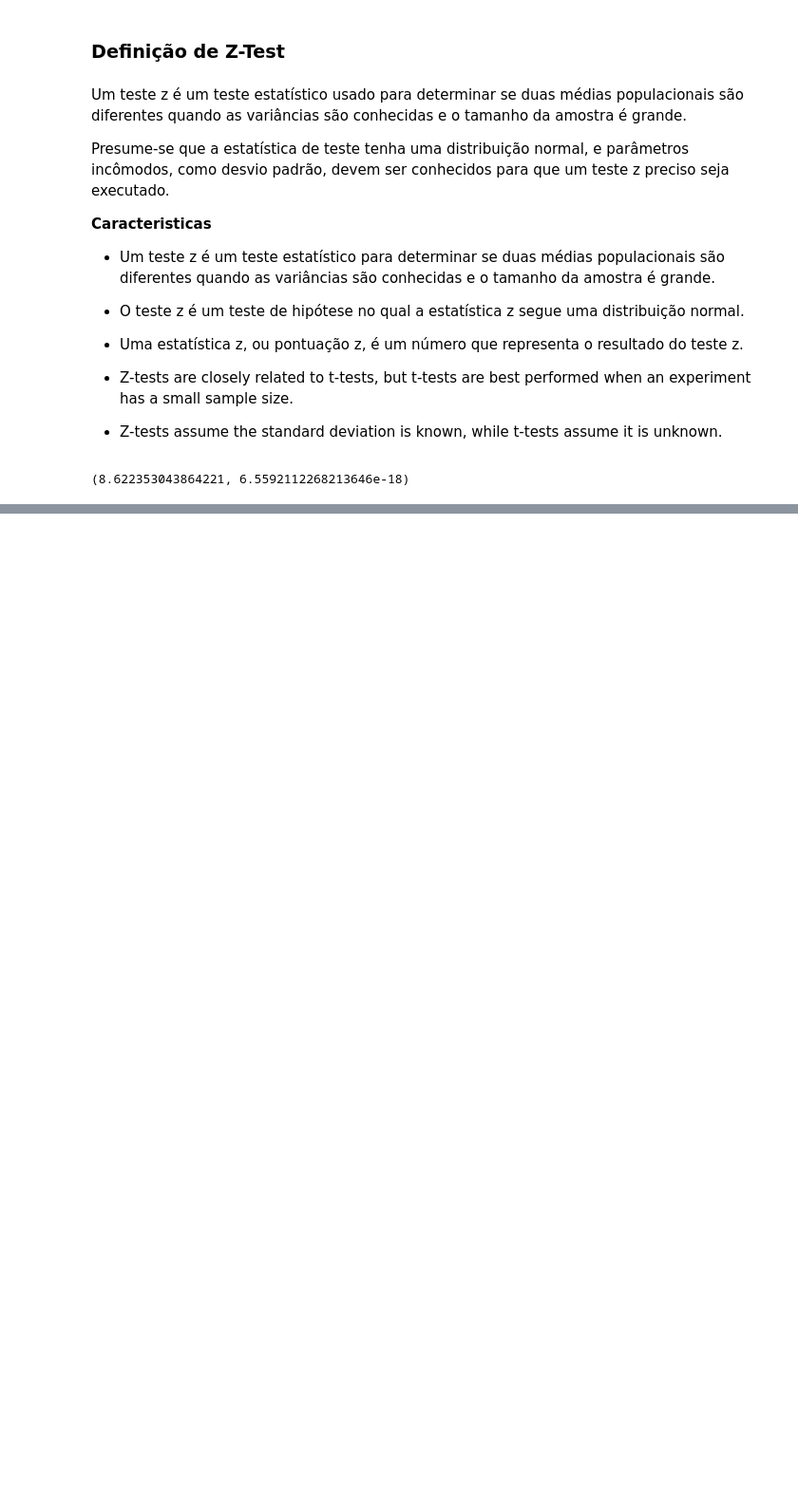
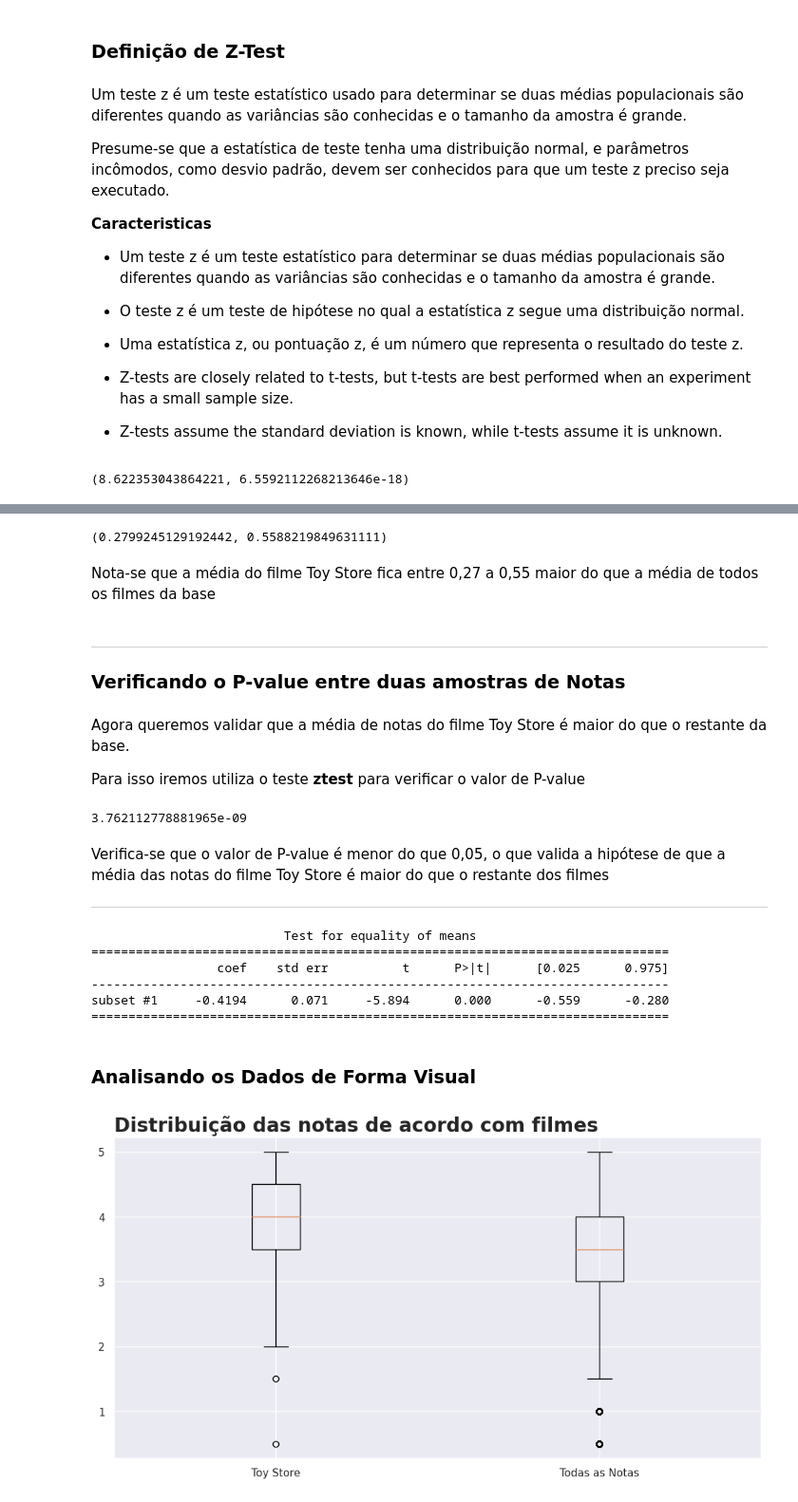
Before and after one commit to j2evaldo/testes_estatisticos, a Jupyter notebook: testes_estatisticos.ipynb, the cells around one changed output, grey strips where cells are left out. Shown at 95% size. Saved outputs shown, nothing was run; the diff lists cells and outputs as text; code cells hidden in the pictures; blank space fills up the shorter version.

```diff
--- a/testes_estatisticos.ipynb
+++ b/testes_estatisticos.ipynb
@@ -445,0 +486,46 @@ Nesta caso o p-value foi extramamente baixo, vou descartar a hipótese de que a
+# %%
+media_notas_toy_store = notas1['rating']
+media_all_movies = movie['rating']
+
+zconfint(media_notas_toy_store, media_all_movies)
+# %% [output]
+(0.2799245129192442, 0.5588219849631111)
+# %% [markdown]
+Nota-se que a média do filme Toy Store fica entre 0,27 a 0,55 maior do que a média de todos os filmes da base
+# %% [markdown]
+---
+
+### **Verificando o P-value entre duas amostras de Notas**
+# %% [markdown]
+Agora queremos validar que a média de notas do filme Toy Store é maior do que o restante da base.
+
+Para isso iremos utiliza o teste <b>ztest</b> para verificar o valor de P-value
+# %%
+ztest(media_notas_toy_store, media_all_movies)[1]
+# %% [output]
+3.762112778881965e-09
+# %% [markdown]
+Verifica-se que o valor de P-value é menor do que 0,05, o que valida a hipótese de que a média das notas do filme Toy Store é maior do que o restante dos filmes
+
+---
+# %%
+descr_todas_as_notas = DescrStatsW(movie['rating'])
+descr_toystore = DescrStatsW(notas1['rating'])
+comparacao = descr_todas_as_notas.get_compare(descr_toystore)
+print(comparacao.summary())
+# %% [output]
+                          Test for equality of means
+==============================================================================
+                 coef    std err          t      P>|t|      [0.025      0.975]
+------------------------------------------------------------------------------
+subset #1     -0.4194      0.071     -5.894      0.000      -0.559      -0.280
+==============================================================================
+# %% [markdown]
+### **Analisando os Dados de Forma Visual**
+# %%
+ax = plt.figure(figsize=(12,6))
+plt.boxplot([notas1['rating'], movie['rating']], labels= ['Toy Store', 'Todas as Notas']);
+
+plt.title('Distribuição das notas de acordo com filmes', fontsize = 20, weight = 'bold', loc= 'left');
+# %% [output]
+[figure, added]
```
Also changed, not shown: parts of 7 cells of this notebook.
